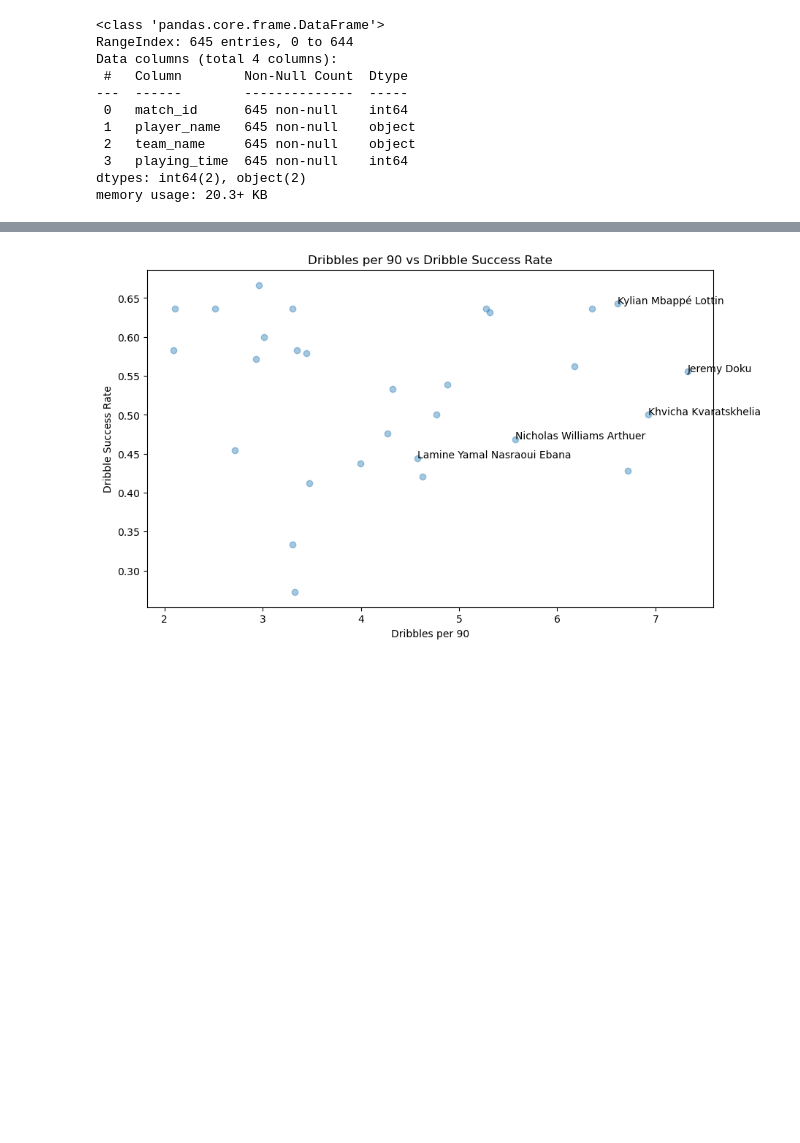
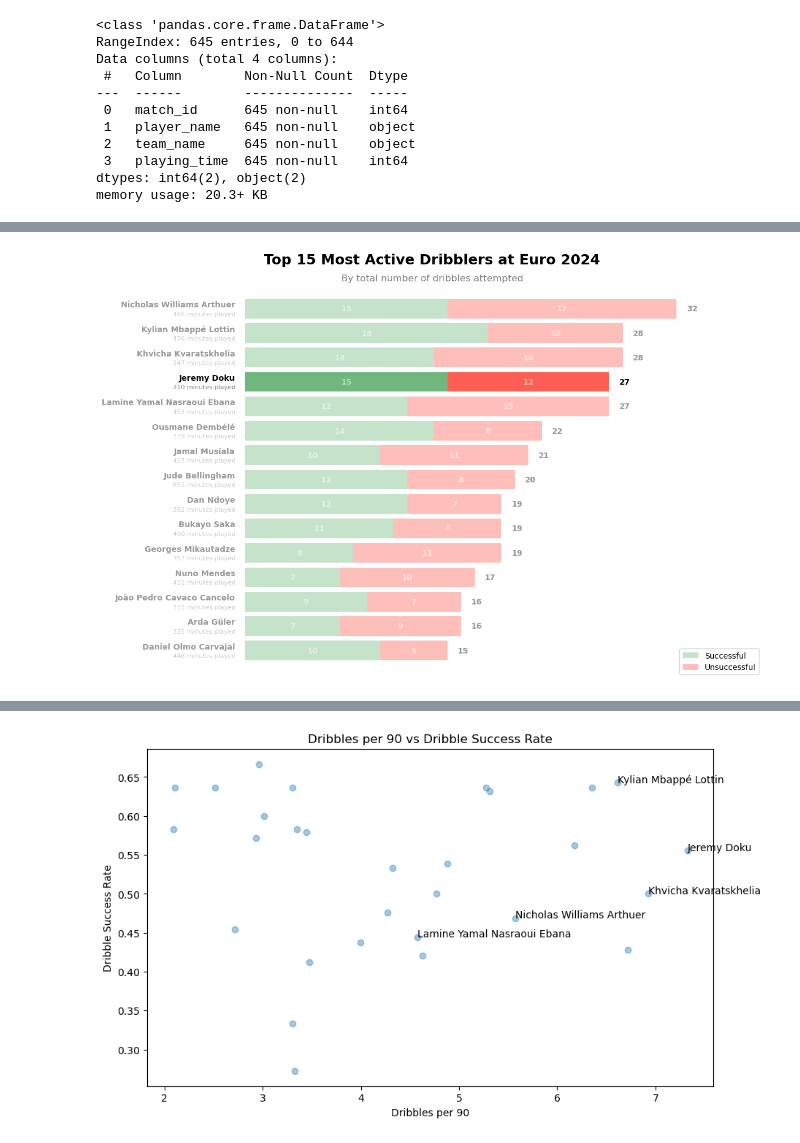
Before and after one commit to MarijnSt/soccermatics-project-1, a Jupyter notebook: per_90.ipynb, the cells around one changed output, grey strips where cells are left out. Saved outputs shown, nothing was run; the diff lists cells and outputs as text; code cells hidden in the pictures; blank space fills up the shorter version.

```diff
--- a/per_90.ipynb
+++ b/per_90.ipynb
@@ -424,0 +363,91 @@ plt.show()
+# %%
+# Plot stacked bars of complete and incomplete dribbles for players with most dribble attempts
+df_top_dribblers_total = df_player_stats.sort_values(['total_dribbles', 'complete_dribbles'], ascending=True).tail(15)
+
+# Reset the index after sorting
+df_top_dribblers_total = df_top_dribblers_total.reset_index(drop=True)
+
+# Create the plot
+fig, ax = plt.subplots(figsize=(12, 8))
+
+# Set titles
+plt.suptitle('Top 15 Most Active Dribblers at Euro 2024', fontweight='bold', fontsize=18, ha='center', y=0.96)
+plt.text(0.5, 0.895, 'By total number of dribbles attempted', ha='center', va='bottom', transform=plt.gcf().transFigure, fontsize=12, color='gray')
+
+# Plot stacked bars, total and player labels
+for i, row in df_top_dribblers_total.iterrows():
+    # Check if player is Jeremy Doku and set opacity accordingly
+    player = row['player_name']
+    alpha = 1.0 if player == 'Jeremy Doku' else 0.4
+
+    # Plot dribbles
+    ax.barh(
+        player,
+        row['complete_dribbles'],
+        color='#70B77E',
+        alpha=alpha
+    )
+    ax.barh(
+        player,
+        row['incomplete_dribbles'],
+        color='#fe5f55',
+        left=row['complete_dribbles'],
+        alpha=alpha
+    )
+
+    # Plot total number of dribbles
+    total = row['total_dribbles']
+    plt.text(total + 0.75, i, str(int(total)), va='center', fontweight='bold', alpha=alpha)
+
+    # Plot player labels
+    ax.text(-0.75, i,
+            f"{row['player_name']}",
+            ha='right',
+            va='bottom',
+            fontsize=10,
+            fontweight='bold',
+            alpha=alpha)
+    ax.text(-0.75, i - 0.1,
+            f"{row['minutes_played']:.0f} minutes played",
+            ha='right',
+            va='top',
+            fontsize=8,
+            color='gray',
+            alpha=alpha)
+
+# Add annotations for complete and incomplete dribbles
+for i, v in enumerate(df_top_dribblers_total['complete_dribbles']):
+    ax.text(v/2, i, str(v),
+            color='white',
+            alpha=0.5,
+            va='center',
+            ha='center',
+            fontweight='bold')
+for i, v in enumerate(df_top_dribblers_total['incomplete_dribbles']):
+    ax.text(v/2 + df_top_dribblers_total['complete_dribbles'].iloc[i], i, str(v),
+            color='white',
+            alpha=0.5,
+            va='center',
+            ha='center',
+            fontweight='bold')
+
+# Remove y-axis labels
+ax.set_yticklabels([])
+ax.set_yticks([])
+ax.set_xticks([])
+
+# Remove all spines
+ax.spines['top'].set_visible(False)
+ax.spines['right'].set_visible(False)
+ax.spines['left'].set_visible(False)
+ax.spines['bottom'].set_visible(False)
+
+# Add legend
+plt.legend(['Successful', 'Unsuccessful'])
+
+# Adjust layout and margins
+plt.margins(x=0.2)
+plt.tight_layout()
+plt.show()
+# %% [output]
+[figure, added]
```
Also changed, not shown: parts of 4 cells of this notebook.
